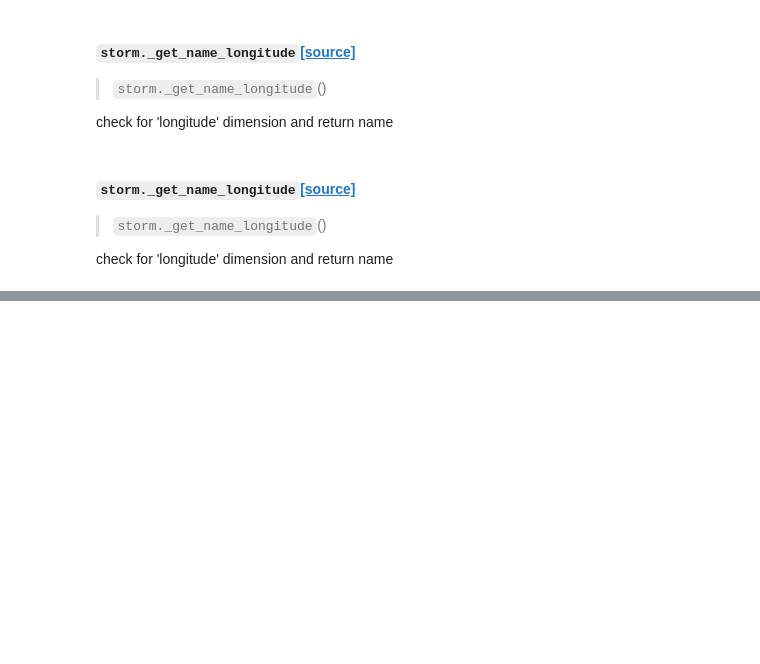
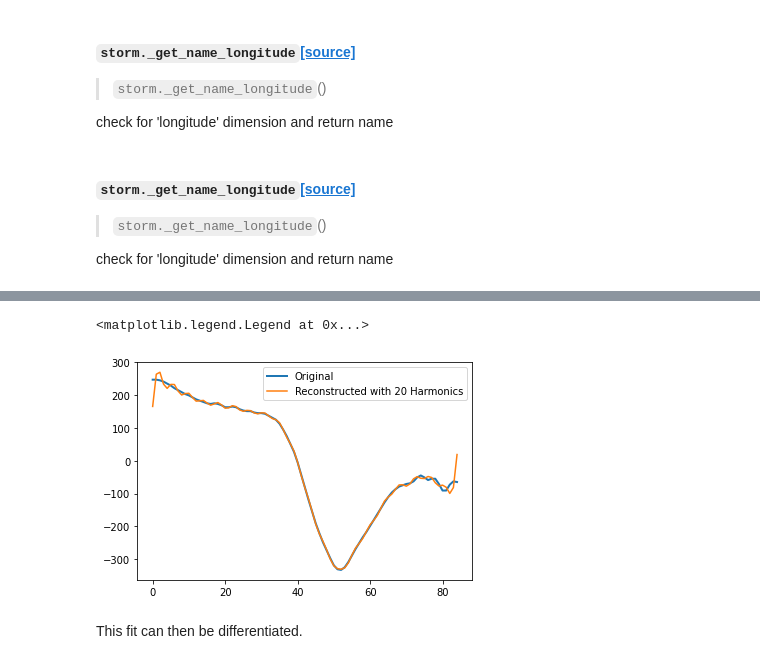
Before and after one commit to florianboergel/drcstools, a Jupyter notebook: 00_storm_object.ipynb, the cells around one changed output, grey strips where cells are left out. Saved outputs shown, nothing was run; the diff lists cells and outputs as text; code cells hidden in the pictures; blank space fills up the shorter version.

```diff
--- a/00_storm_object.ipynb
+++ b/00_storm_object.ipynb
@@ -451,0 +458,17 @@ check for 'longitude' dimension and return name
+# %%
+result = 0
+T = len(data)
+t = np.arange(T)/T
+for n, (a, b) in enumerate(anbn):
+    if n == 0:
+        a = a/2
+    result = result + a*np.cos(2*np.pi*n*t) + b * np.sin(2*np.pi*n*t)
+# %%
+plt.plot(data, label='Original', lw=2)
+plt.plot(result, label='Reconstructed with {} Harmonics'.format(N))
+plt.legend()
+# %% [output]
+<matplotlib.legend.Legend at 0x...>
+[figure, added]
+# %% [markdown]
+This fit can then be differentiated.
```
Also changed, not shown: parts of 24 cells of this notebook, 10 other files.
